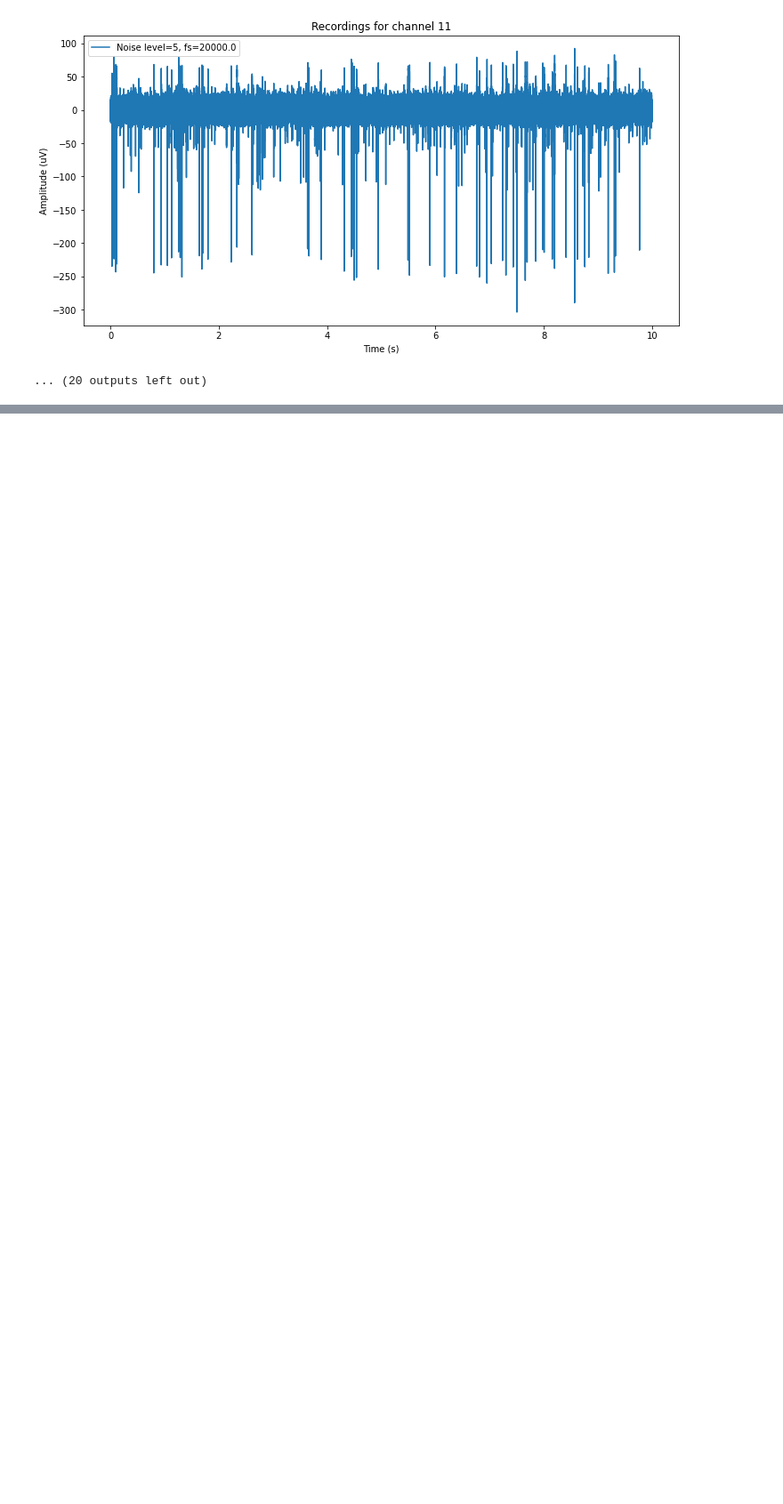
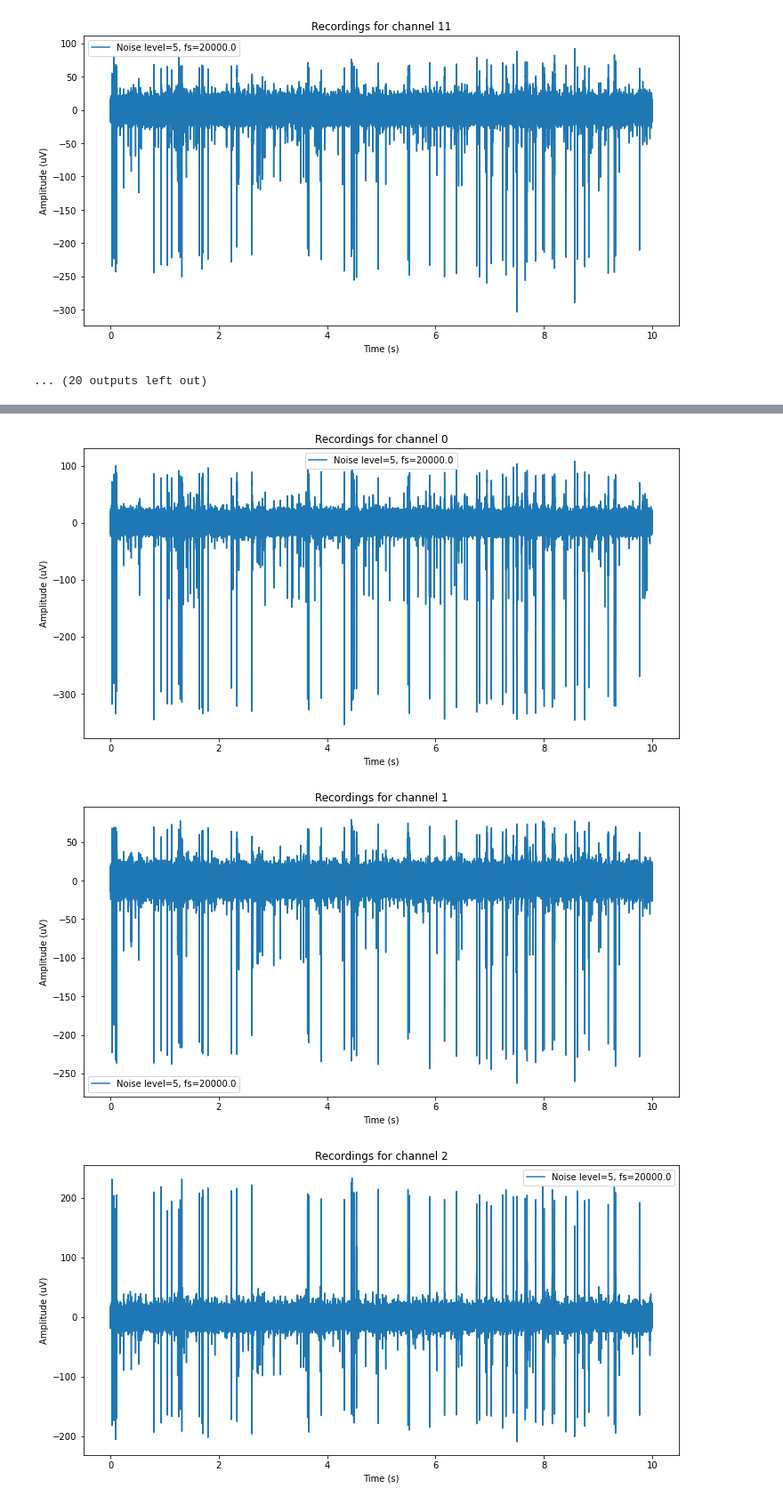
Before and after one commit to LuighiV/eapprocessor, a Jupyter notebook: notebooks/1_Recordings_generation.ipynb, the cells around one changed output, grey strips where cells are left out. Shown at 89% size. Saved outputs shown, nothing was run; the diff lists cells and outputs as text; code cells hidden in the pictures; blank space fills up the shorter version.

```diff
--- a/notebooks/1_Recordings_generation.ipynb
+++ b/notebooks/1_Recordings_generation.ipynb
@@ -391,0 +395,14 @@ There are other types of noise that may be included in the generated signal. So
+# %%
+config = {
+    "config_folder": "../data/mearec",
+    "recordings_folder": "/mnt/Archivos/data/output-correlated/recordings",
+    "templates_folder": "/mnt/Archivos/data/output/templates"
+}
+# %%
+params={
+    "recordings":{
+        "noise_mode": "distance-correlated", # [uncorrelated | distance-correlated | far-neurons]
+        "noise_color": False, # if True noise is colored resembling experimental noise
+        "noise_half_distance": 30,
+    }
+}
@@ -391,0 +411,9 @@ There are other types of noise that may be included in the generated signal. So
+# %%
+for noise in noise_level:
+     generate_recordings(config_folder=config["config_folder"],
+                        templates_folder=config["templates_folder"],
+                        recordings_folder=config["recordings_folder"],
+                        verbose=True,
+                        noise_level=noise,
+                        fs=fs,
+                        params=params)
@@ -391,0 +438,3 @@ There are other types of noise that may be included in the generated signal. So
+# %%
+all_recgen_list_correlated = [load_recordings(datafolder=config["recordings_folder"],
+                verbose=True, noise_level=noise, fs=fs) for noise in noise_level]
@@ -391,0 +453,6 @@ There are other types of noise that may be included in the generated signal. So
+# %%
+plot_transient_recordings(all_recgen_list_correlated[0], channels=range(32))
+# %% [output]
+[figure, added]
+[figure, added]
+[figure, added]
```
Also changed, not shown: parts of 23 cells of this notebook, 10 other files.
